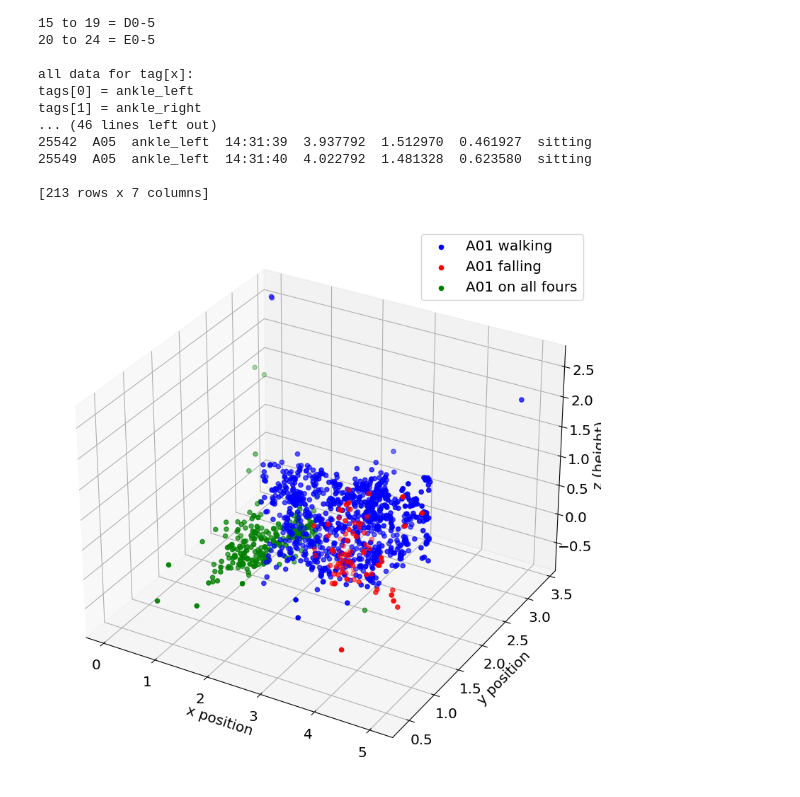
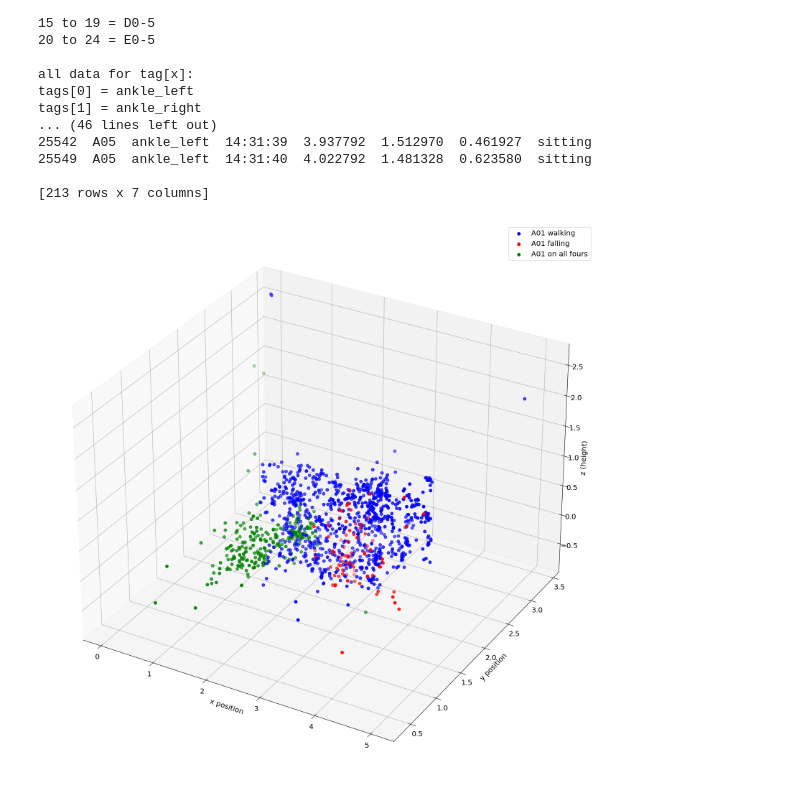
Before and after one commit to tjex/mlmt-project, a Jupyter notebook: tillman/3d_scatterplot.ipynb, the cells around one changed output. Cells and saved outputs as stored; diff of their text form; code cells hidden in the pictures.

```diff
--- a/tillman/3d_scatterplot.ipynb
+++ b/tillman/3d_scatterplot.ipynb
@@ -91,28 +91,29 @@ tags[1] = ankle_right
 # %%
 from mpl_toolkits import mplot3d
 import matplotlib.pyplot as plt
 
-params = {'legend.fontsize': 'x-large','figure.figsize': (10, 10),
+params = {'legend.fontsize': 'x-large','figure.figsize': (20, 20),
          'axes.labelsize': 'x-large','xtick.labelsize':'x-large',
          'ytick.labelsize':'x-large'}
 
 plt.rcParams.update(params)
 
 a01_walk = sequences[0].loc[(df.activity == 'walking')]
 a01_fall = sequences[0].loc[(df.activity == 'falling')]
 a01_on_all_fours = sequences[0].loc[(df.activity == 'on all fours')]
 
+dot_size = 35
 # scatterplot
 fig = plt.figure()
 ax = plt.axes(projection='3d')
-ax.scatter3D(a01_walk.loc[:, 'x_pos'], a01_walk.loc[:, 'y_pos'], a01_walk.loc[:, 'z_pos'], c='b', label='A01 walking', depthshade=True)
-ax.scatter3D(a01_fall.loc[:, 'x_pos'], a01_fall.loc[:, 'y_pos'], a01_fall.loc[:, 'z_pos'], c='r', label='A01 falling', depthshade=True)
-ax.scatter3D(a01_on_all_fours.loc[:, 'x_pos'], a01_on_all_fours.loc[:, 'y_pos'], a01_on_all_fours.loc[:, 'z_pos'], c='g', label='A01 on all fours', depthshade=True)
+ax.scatter3D(a01_walk.loc[:, 'x_pos'], a01_walk.loc[:, 'y_pos'], a01_walk.loc[:, 'z_pos'], c='b', s=dot_size, label='A01 walking', depthshade=True)
+ax.scatter3D(a01_fall.loc[:, 'x_pos'], a01_fall.loc[:, 'y_pos'], a01_fall.loc[:, 'z_pos'], c='r', s=dot_size, label='A01 falling', depthshade=True)
+ax.scatter3D(a01_on_all_fours.loc[:, 'x_pos'], a01_on_all_fours.loc[:, 'y_pos'], a01_on_all_fours.loc[:, 'z_pos'], c='g', s=dot_size, label='A01 on all fours', depthshade=True)
 
 ax.set_xlabel('x position')
 ax.set_ylabel('y position')
 ax.set_zlabel('z (height)')
 plt.legend()
 plt.show()
 # %% [output]
-[figure, old version]
+[figure, new version]
```
Also changed, not shown: 2 other files.
